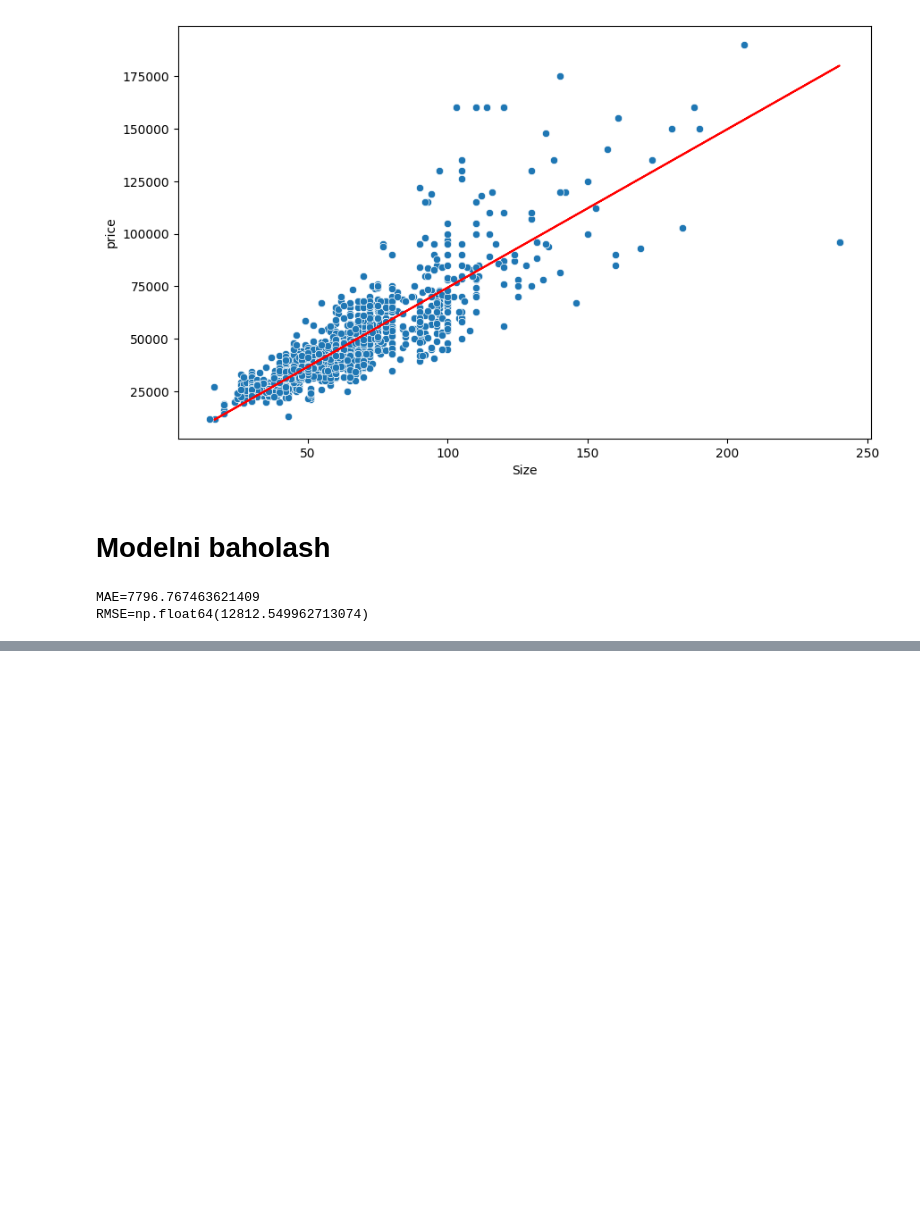
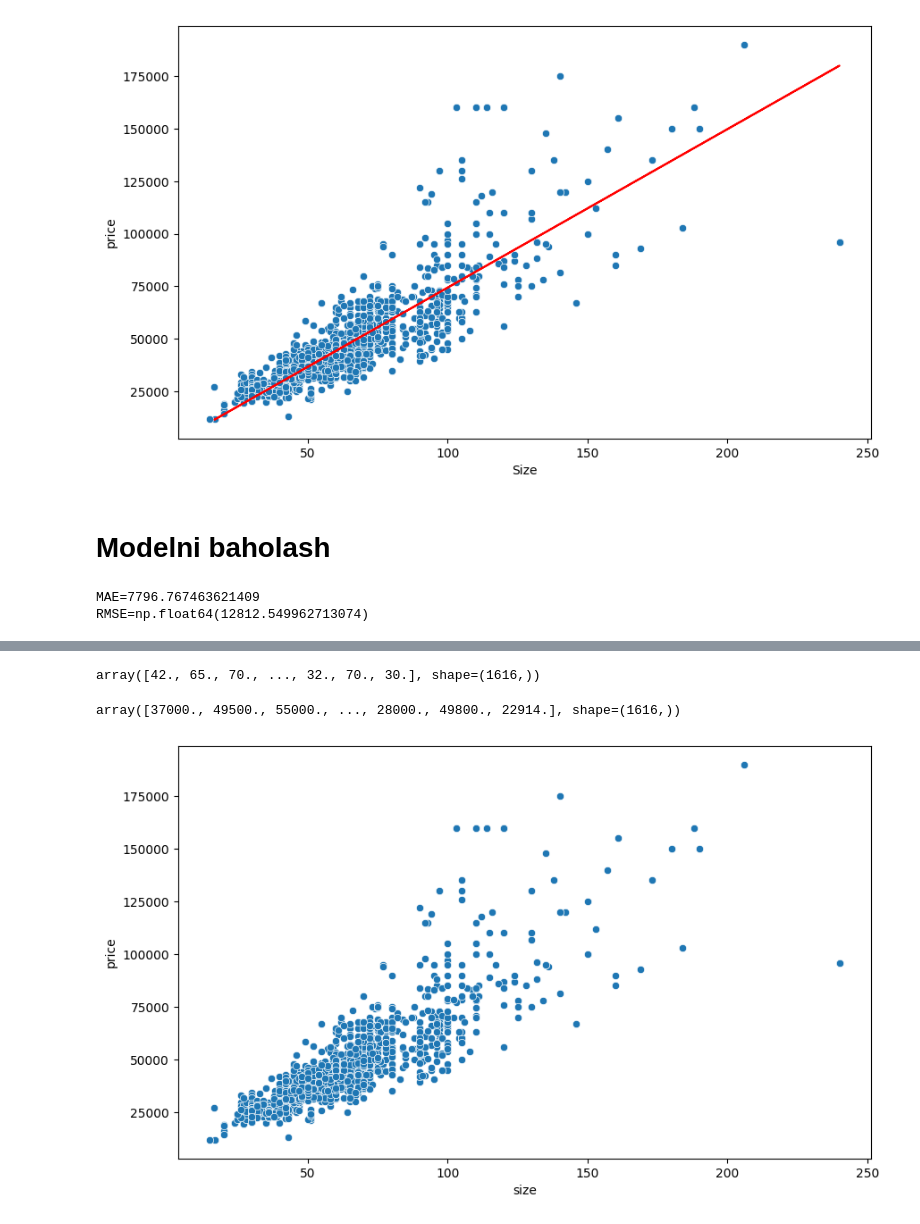
Before and after one commit to BehruzMaxmudov1203/Regression-ML, a Jupyter notebook: test.ipynb, the cells around one changed output, grey strips where cells are left out. Drawn from its saved outputs; the diff is of its cells as text; code cells hidden in the pictures; blank space fills up the shorter version.

```diff
--- a/test.ipynb
+++ b/test.ipynb
@@ -85,3 +85,7 @@ print(f"{RMSE=}")
 # %% [output]
 MAE=7796.767463621409
 RMSE=np.float64(12812.549962713074)
+# %%
+import pandas as pd
+df = pd.read_csv('https://raw.githubusercontent.com/anvarnarz/praktikum_datasets/main/housing_LR.csv', index_col=0)
+df.head(10)
@@ -87,0 +121,3 @@ RMSE=np.float64(12812.549962713074)
+# %%
+housing = df[df.district == 'Чиланзарский']
+housing.head()
@@ -87,0 +131,10 @@ RMSE=np.float64(12812.549962713074)
+# %%
+X = housing['size'].to_numpy()
+X
+# %% [output]
+array([42., 65., 70., ..., 32., 70., 30.], shape=(1616,))
+# %%
+Y = housing['price'].to_numpy()
+Y
+# %% [output]
+array([37000., 49500., 55000., ..., 28000., 49800., 22914.], shape=(1616,))
@@ -87,0 +144,6 @@ RMSE=np.float64(12812.549962713074)
+# %%
+plt.figure(figsize=(10,6))
+sns.scatterplot(data=housing,x='size',y='price')
+plt.show()
+# %% [output]
+[figure, added]
```
Also changed, not shown: parts of 25 cells of this notebook, 12 other files.
